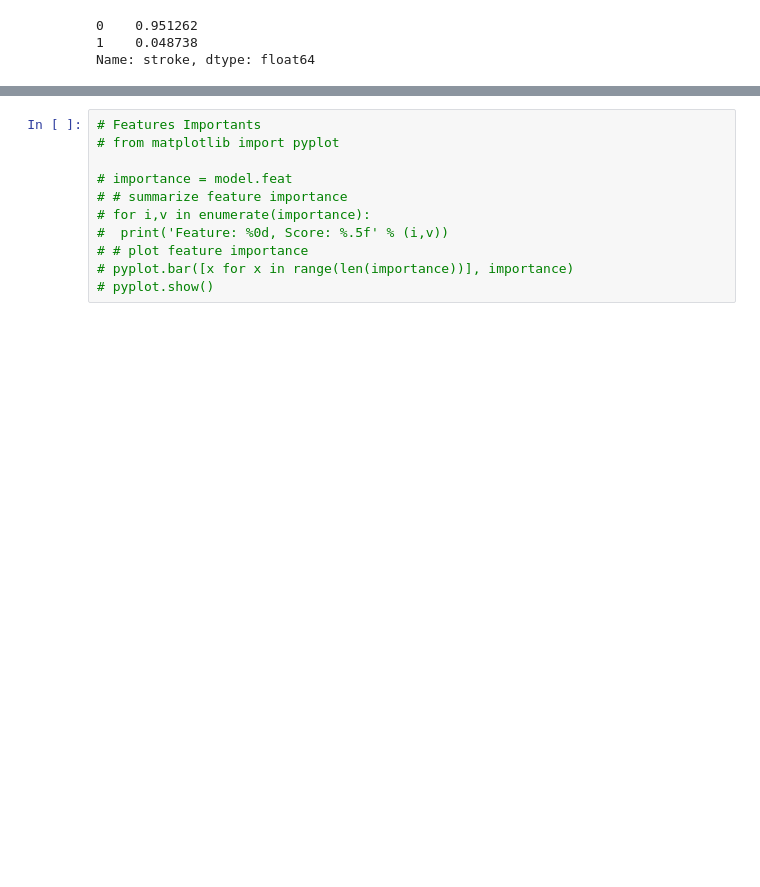
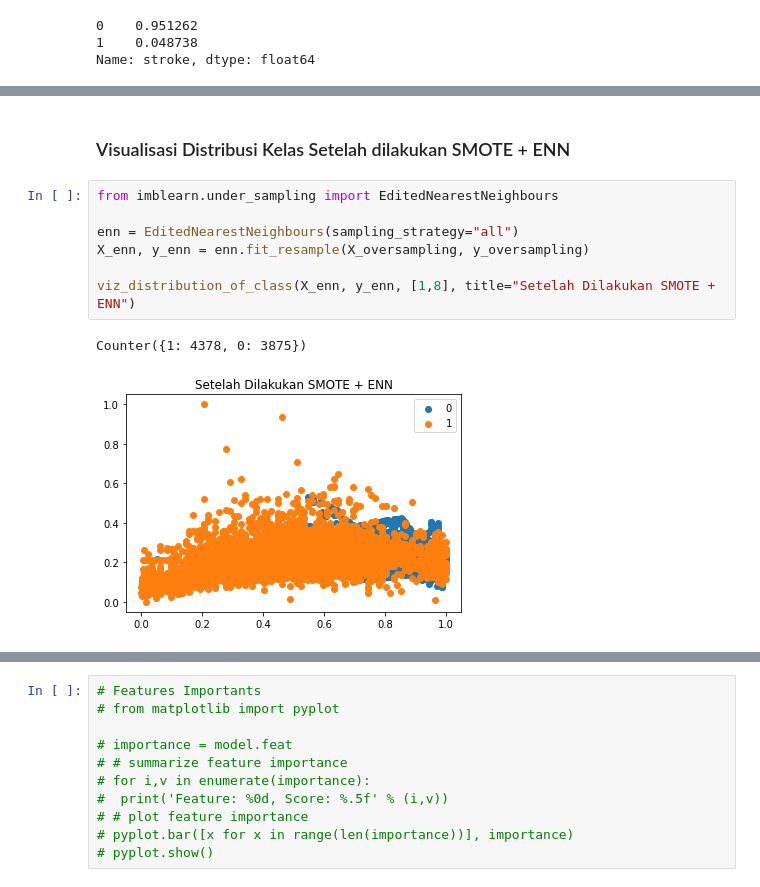
Before and after one commit to fathrahh/skripsi, a Jupyter notebook: optimazing-knn copy.ipynb, the cells around one changed output, grey strips where cells are left out. Cells and saved outputs as stored; diff of their text form; blank space fills up the shorter version.

```diff
--- a/optimazing-knn copy.ipynb
+++ b/optimazing-knn copy.ipynb
@@ -192,0 +207,12 @@ Test score: 0.8095238095238095
+# %% [markdown]
+### Visualisasi Distribusi Kelas Setelah dilakukan SMOTE + ENN
+# %%
+from imblearn.under_sampling import EditedNearestNeighbours
+
+enn = EditedNearestNeighbours(sampling_strategy="all")
+X_enn, y_enn = enn.fit_resample(X_oversampling, y_oversampling)
+
+viz_distribution_of_class(X_enn, y_enn, [1,8], title="Setelah Dilakukan SMOTE + ENN")
+# %% [output]
+Counter({1: 4378, 0: 3875})
+[figure, added]
```
Also changed, not shown: parts of 20 cells of this notebook, 7 other files.
